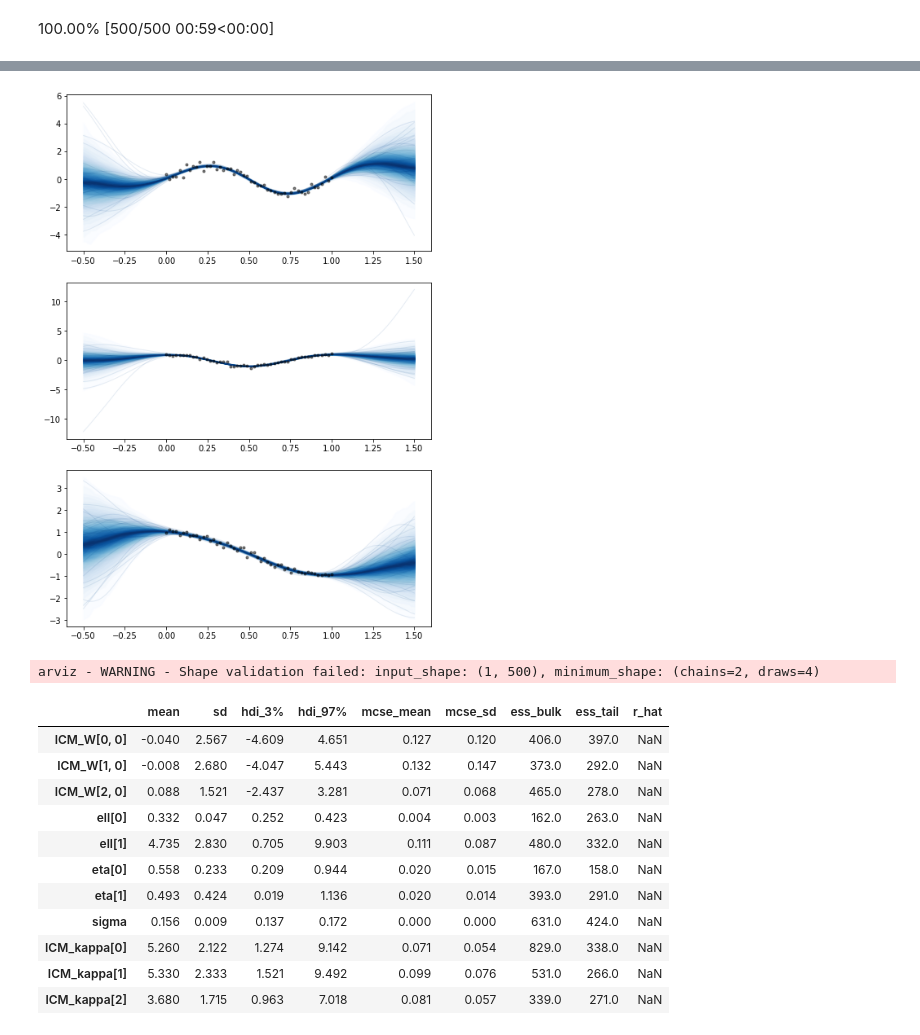
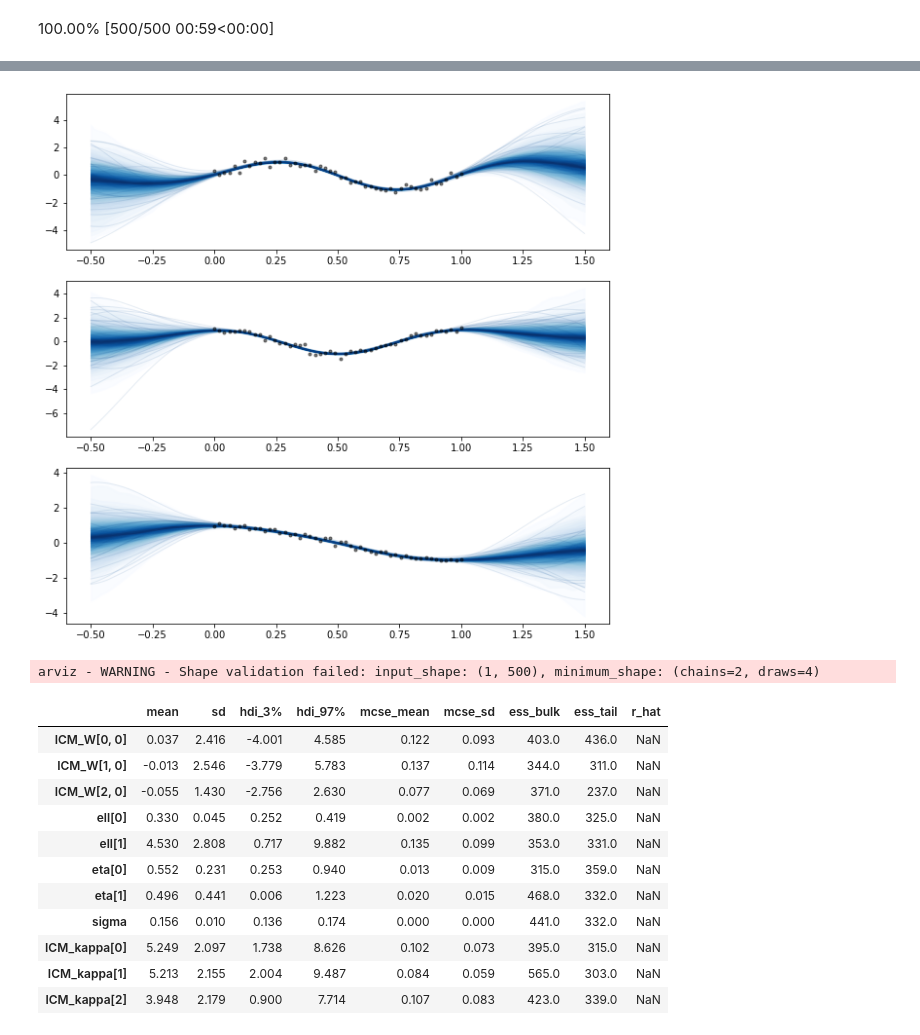
Before and after one commit to danhphan/gp_experiments, a Jupyter notebook: experiments/22_multitask_gp_regression_pymc_mogp_api.ipynb, the cells around one changed output, grey strips where cells are left out. Cells and saved outputs as stored; diff of their text form; code cells hidden in the pictures.

```diff
--- a/experiments/22_multitask_gp_regression_pymc_mogp_api.ipynb
+++ b/experiments/22_multitask_gp_regression_pymc_mogp_api.ipynb
@@ -114,7 +114,7 @@ pm.model_to_graphviz(model)
 from pymc.gp.util import plot_gp_dist
 
 f_pred = gp_samples.posterior_predictive["preds"].sel(chain=0)
-fig, axes = plt.subplots(3,1, figsize=(8,12))
+fig, axes = plt.subplots(3,1, figsize=(10,10))
 
 for idx in range(3):
     plot_gp_dist(axes[idx], f_pred[:,n_points*idx:n_points*(idx+1)],
@@ -193,32 +193,32 @@ pm.model_to_graphviz(model)
 # %%
 from pymc.gp.util import plot_gp_dist
 
 f_pred = gp_samples.posterior_predictive["preds"].sel(chain=0)
-fig, axes = plt.subplots(3,1, figsize=(8,12))
+fig, axes = plt.subplots(3,1, figsize=(10,10))
 
 for idx in range(3):
     plot_gp_dist(axes[idx], f_pred[:,n_points*idx:n_points*(idx+1)],
                  X_new[n_points*idx:n_points*(idx+1),0],
                  palette="Blues", fill_alpha=0.5, samples_alpha=0.1)
     axes[idx].plot(x, train_y[:,idx], 'ok', ms=3, alpha=0.5, label="Data 1");
 # %% [output]
-[figure, old version]
+[figure, new version]
 # %%
 az.summary(gp_trace)
 # %% [output]
 arviz - WARNING - Shape validation failed: input_shape: (1, 500), minimum_shape: (chains=2, draws=4)
 |  | mean | sd | hdi_3% | hdi_97% | mcse_mean | mcse_sd | ess_bulk | ess_tail | r_hat |
-| ICM_W[0, 0] | -0.040 | 2.567 | -4.609 | 4.651 | 0.127 | 0.120 | 406.0 | 397.0 | NaN |
-| ICM_W[1, 0] | -0.008 | 2.680 | -4.047 | 5.443 | 0.132 | 0.147 | 373.0 | 292.0 | NaN |
-| ICM_W[2, 0] | 0.088 | 1.521 | -2.437 | 3.281 | 0.071 | 0.068 | 465.0 | 278.0 | NaN |
-| ell[0] | 0.332 | 0.047 | 0.252 | 0.423 | 0.004 | 0.003 | 162.0 | 263.0 | NaN |
-| ell[1] | 4.735 | 2.830 | 0.705 | 9.903 | 0.111 | 0.087 | 480.0 | 332.0 | NaN |
-| eta[0] | 0.558 | 0.233 | 0.209 | 0.944 | 0.020 | 0.015 | 167.0 | 158.0 | NaN |
-| eta[1] | 0.493 | 0.424 | 0.019 | 1.136 | 0.020 | 0.014 | 393.0 | 291.0 | NaN |
-| sigma | 0.156 | 0.009 | 0.137 | 0.172 | 0.000 | 0.000 | 631.0 | 424.0 | NaN |
-| ICM_kappa[0] | 5.260 | 2.122 | 1.274 | 9.142 | 0.071 | 0.054 | 829.0 | 338.0 | NaN |
-| ICM_kappa[1] | 5.330 | 2.333 | 1.521 | 9.492 | 0.099 | 0.076 | 531.0 | 266.0 | NaN |
-| ICM_kappa[2] | 3.680 | 1.715 | 0.963 | 7.018 | 0.081 | 0.057 | 339.0 | 271.0 | NaN |
+| ICM_W[0, 0] | 0.037 | 2.416 | -4.001 | 4.585 | 0.122 | 0.093 | 403.0 | 436.0 | NaN |
+| ICM_W[1, 0] | -0.013 | 2.546 | -3.779 | 5.783 | 0.137 | 0.114 | 344.0 | 311.0 | NaN |
+| ICM_W[2, 0] | -0.055 | 1.430 | -2.756 | 2.630 | 0.077 | 0.069 | 371.0 | 237.0 | NaN |
+| ell[0] | 0.330 | 0.045 | 0.252 | 0.419 | 0.002 | 0.002 | 380.0 | 325.0 | NaN |
+| ell[1] | 4.530 | 2.808 | 0.717 | 9.882 | 0.135 | 0.099 | 353.0 | 331.0 | NaN |
+| eta[0] | 0.552 | 0.231 | 0.253 | 0.940 | 0.013 | 0.009 | 315.0 | 359.0 | NaN |
+| eta[1] | 0.496 | 0.441 | 0.006 | 1.223 | 0.020 | 0.015 | 468.0 | 332.0 | NaN |
+| sigma | 0.156 | 0.010 | 0.136 | 0.174 | 0.000 | 0.000 | 441.0 | 332.0 | NaN |
+| ICM_kappa[0] | 5.249 | 2.097 | 1.738 | 8.626 | 0.102 | 0.073 | 395.0 | 315.0 | NaN |
+| ICM_kappa[1] | 5.213 | 2.155 | 2.004 | 9.487 | 0.084 | 0.059 | 565.0 | 303.0 | NaN |
+| ICM_kappa[2] | 3.948 | 2.179 | 0.900 | 7.714 | 0.107 | 0.083 | 423.0 | 339.0 | NaN |
 # %%
 az.plot_trace(gp_trace);
 plt.tight_layout()
```
Also changed, not shown: parts of 7 cells of this notebook.
